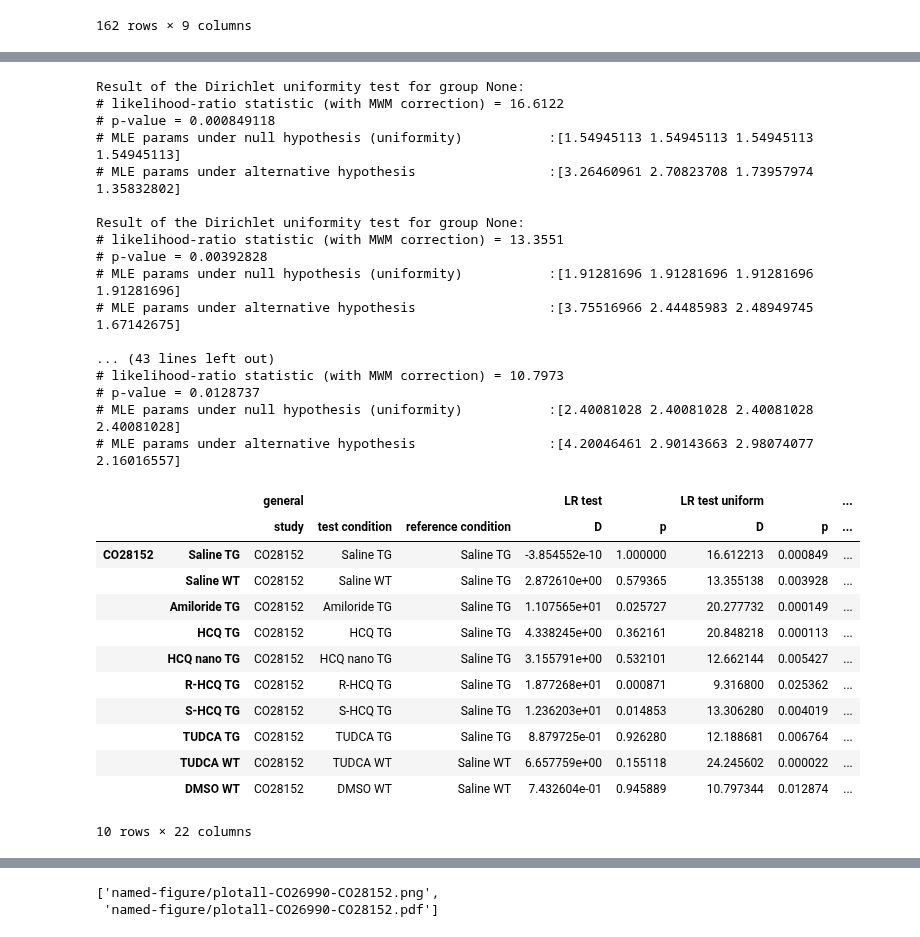
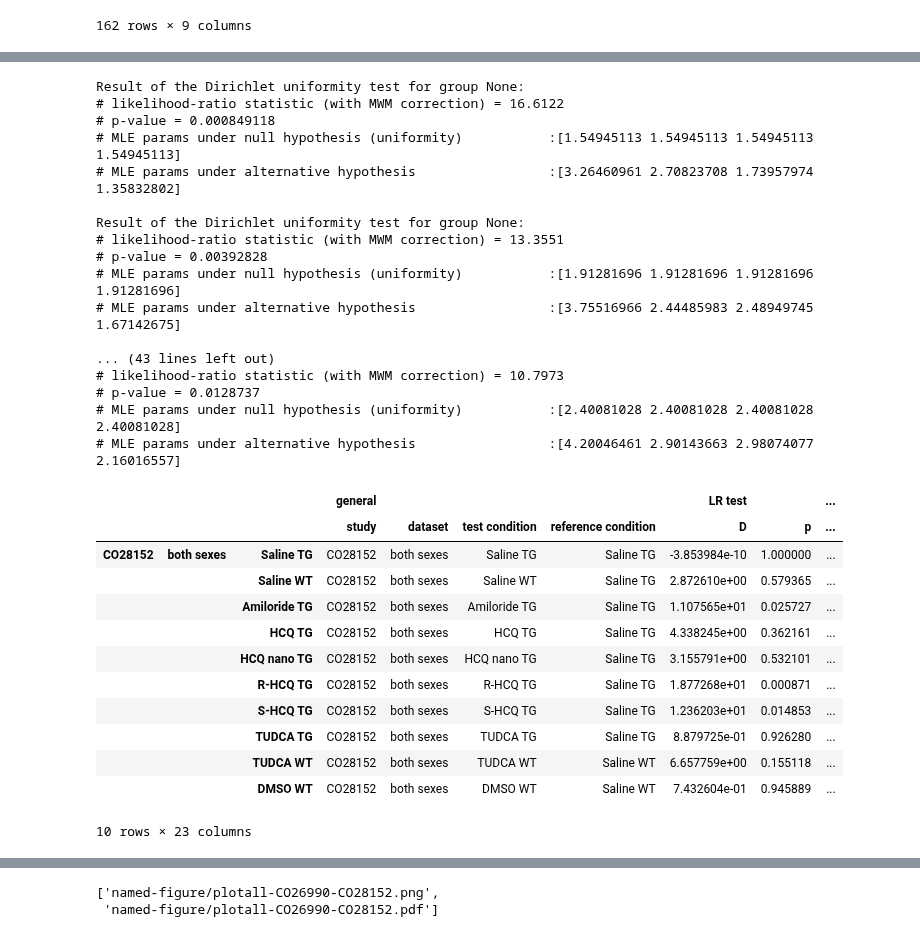
Before and after one commit to attilagk/CTNS-notebook, a Jupyter notebook: 2024-06-26-mwm-test-probe-CO28154/2024-06-26-mwm-test-probe-CO28154.ipynb, the cells around one changed output, grey strips where cells are left out. Drawn from its saved outputs; the diff is of its cells as text; code cells hidden in the pictures.

Commit message:
males only for MWM test probe

```diff
--- a/2024-06-26-mwm-test-probe-CO28154/2024-06-26-mwm-test-probe-CO28154.ipynb
+++ b/2024-06-26-mwm-test-probe-CO28154/2024-06-26-mwm-test-probe-CO28154.ipynb
@@ -116,3 +118,5 @@ data_CO28154
+# %%
+data_CO26990_m, data_CO28152_m, data_CO28154_m = [df.loc[df['Sex'] == 'm'] for df in [data_CO26990, data_CO28152, data_CO28154]]
 # %%
 def extract_data4dirichlet(condition, data=data_CO26990, pseudo_time=0.1):
     a = data.loc[data.Condition == condition, 'SE (%)':'SW (%)'].to_numpy()[:, [1, 2, 3, 0]]
@@ -139,14 +143,14 @@ if False:
 # %%
 #study_plotter(data_CO28154)
 # %%
-def test_same_distro_one(test_cond, ref_cond='Saline TG', data=data_CO26990, study='CO26990'):
+def test_same_distro_one(test_cond, ref_cond='Saline TG', data=data_CO26990, study='CO26990', dataset='both sexes'):
     test_data, ref_data = [extract_data4dirichlet(c, data) for c in [test_cond, ref_cond]]
     data_list = [test_data, ref_data, np.concatenate([test_data, ref_data], axis=0)]
     n_list = [d.shape[0] for d in data_list]
     res = dirichlet.test_same_distribution(test_data, ref_data)
     res_unif = dirichlet.test_uniform(test_data)
     #D, p, a_mixed, a_test, a_ref = res
-    columns = pd.MultiIndex.from_product([[study], [test_cond]])
+    columns = pd.MultiIndex.from_product([[study], [dataset], [test_cond]])
     df_LR = pd.DataFrame(np.array(res[:2]), index=pd.MultiIndex.from_product([['LR test'], ['D', 'p']]), columns=columns).transpose()
     df_LR_unif = pd.DataFrame(np.array(res_unif[:2]), index=pd.MultiIndex.from_product([['LR test uniform'], ['D', 'p']]), columns=columns).transpose()
     Z = zip([res[3], res[4], res[2]], [c + ' condition' for c in ['test', 'reference', 'mixed']], n_list)
@@ -162,11 +166,11 @@ def test_same_distro_one(test_cond, ref_cond='Saline TG', data=data_CO26990, stu
     return(df)
 
 
-def test_same_distro(comparisons, data=data_CO26990, study='CO26990'):
+def test_same_distro(comparisons, data=data_CO26990, study='CO26990', dataset='both sexes'):
     test_conditions, ref_conditions = [comparisons[:, i] for i in [0, 1]]
-    l = [test_same_distro_one(test_cond, ref_cond, data=data, study=study) for test_cond, ref_cond in zip(test_conditions, ref_conditions)]
+    l = [test_same_distro_one(test_cond, ref_cond, data=data, study=study, dataset=dataset) for test_cond, ref_cond in zip(test_conditions, ref_conditions)]
     results = pd.concat(l, axis=0)
-    Z = zip([study, test_conditions, ref_conditions], ['study', 'test condition', 'reference condition'])
+    Z = zip([study, dataset, test_conditions, ref_conditions], ['study', 'dataset', 'test condition', 'reference condition'])
     l = [pd.DataFrame(x, index=results.index, columns=pd.MultiIndex.from_product([['general'], [c]])) for x, c in Z]
     results = pd.concat(l + [results], axis=1)
     return(results)
@@ -180,7 +184,8 @@ comparisons_CO26990 = np.array([
     ['Amiloride TG', 'Saline TG'],
 ])
 
-results_CO26990 = test_same_distro(comparisons_CO26990, data=data_CO26990, study='CO26990')
+results_CO26990 = test_same_distro(comparisons_CO26990, data=data_CO26990, study='CO26990', dataset='both sexes')
+results_CO26990_m = test_same_distro(comparisons_CO26990, data=data_CO26990_m, study='CO26990', dataset='males only')
 results_CO26990
 # %% [output]
 Result of the Dirichlet uniformity test for group None:
@@ -213,47 +218,50 @@ comparisons_CO28152 = np.array([
     ['Amiloride TG', 'Saline TG'],
     ['HCQ TG', 'Saline TG'],
     ['HCQ nano TG', 'Saline TG'],
     ['R-HCQ TG', 'Saline TG'],
     ['S-HCQ TG', 'Saline TG'],
     ['TUDCA TG', 'Saline TG'],
     #['Saline WT', 'Saline WT'],
     ['TUDCA WT', 'Saline WT'],
     ['DMSO WT', 'Saline WT'],
 ])
 
-results_CO28152 = test_same_distro(comparisons_CO28152, data=data_CO28152, study='CO28152')
+results_CO28152 = test_same_distro(comparisons_CO28152, data=data_CO28152, study='CO28152', dataset='both sexes')
+if False:
+    # Fails to converge
+    results_CO28152_m = test_same_distro(comparisons_CO28152, data=data_CO28152_m, study='CO28152', dataset='males only')
 results_CO28152
 # %% [output]
 Result of the Dirichlet uniformity test for group None:
 # likelihood-ratio statistic (with MWM correction) = 16.6122
 # p-value = 0.000849118
 # MLE params under null hypothesis (uniformity)           :[1.54945113 1.54945113 1.54945113 1.54945113]
 # MLE params under alternative hypothesis                 :[3.26460961 2.70823708 1.73957974 1.35832802]
 
 Result of the Dirichlet uniformity test for group None:
 # likelihood-ratio statistic (with MWM correction) = 13.3551
 # p-value = 0.00392828
 # MLE params under null hypothesis (uniformity)           :[1.91281696 1.91281696 1.91281696 1.91281696]
 # MLE params under alternative hypothesis                 :[3.75516966 2.44485983 2.48949745 1.67142675]
 
 ... (43 lines left out)
 # likelihood-ratio statistic (with MWM correction) = 10.7973
 # p-value = 0.0128737
 # MLE params under null hypothesis (uniformity)           :[2.40081028 2.40081028 2.40081028 2.40081028]
 # MLE params under alternative hypothesis                 :[4.20046461 2.90143663 2.98074077 2.16016557]
-|  |  | general |  |  | LR test |  | LR test uniform |  | ... |
-|  |  | study | test condition | reference condition | D | p | D | p | ... |
-| CO28152 | Saline TG | CO28152 | Saline TG | Saline TG | -3.854552e-10 | 1.000000 | 16.612213 | 0.000849 | ... |
-|  | Saline WT | CO28152 | Saline WT | Saline TG | 2.872610e+00 | 0.579365 | 13.355138 | 0.003928 | ... |
-|  | Amiloride TG | CO28152 | Amiloride TG | Saline TG | 1.107565e+01 | 0.025727 | 20.277732 | 0.000149 | ... |
-|  | HCQ TG | CO28152 | HCQ TG | Saline TG | 4.338245e+00 | 0.362161 | 20.848218 | 0.000113 | ... |
-|  | HCQ nano TG | CO28152 | HCQ nano TG | Saline TG | 3.155791e+00 | 0.532101 | 12.662144 | 0.005427 | ... |
-|  | R-HCQ TG | CO28152 | R-HCQ TG | Saline TG | 1.877268e+01 | 0.000871 | 9.316800 | 0.025362 | ... |
-|  | S-HCQ TG | CO28152 | S-HCQ TG | Saline TG | 1.236203e+01 | 0.014853 | 13.306280 | 0.004019 | ... |
-|  | TUDCA TG | CO28152 | TUDCA TG | Saline TG | 8.879725e-01 | 0.926280 | 12.188681 | 0.006764 | ... |
-|  | TUDCA WT | CO28152 | TUDCA WT | Saline WT | 6.657759e+00 | 0.155118 | 24.245602 | 0.000022 | ... |
-|  | DMSO WT | CO28152 | DMSO WT | Saline WT | 7.432604e-01 | 0.945889 | 10.797344 | 0.012874 | ... |
+|  |  |  | general |  |  |  | LR test |  | ... |
+|  |  |  | study | dataset | test condition | reference condition | D | p | ... |
+| CO28152 | both sexes | Saline TG | CO28152 | both sexes | Saline TG | Saline TG | -3.853984e-10 | 1.000000 | ... |
+|  |  | Saline WT | CO28152 | both sexes | Saline WT | Saline TG | 2.872610e+00 | 0.579365 | ... |
+|  |  | Amiloride TG | CO28152 | both sexes | Amiloride TG | Saline TG | 1.107565e+01 | 0.025727 | ... |
+|  |  | HCQ TG | CO28152 | both sexes | HCQ TG | Saline TG | 4.338245e+00 | 0.362161 | ... |
+|  |  | HCQ nano TG | CO28152 | both sexes | HCQ nano TG | Saline TG | 3.155791e+00 | 0.532101 | ... |
+|  |  | R-HCQ TG | CO28152 | both sexes | R-HCQ TG | Saline TG | 1.877268e+01 | 0.000871 | ... |
+|  |  | S-HCQ TG | CO28152 | both sexes | S-HCQ TG | Saline TG | 1.236203e+01 | 0.014853 | ... |
+|  |  | TUDCA TG | CO28152 | both sexes | TUDCA TG | Saline TG | 8.879725e-01 | 0.926280 | ... |
+|  |  | TUDCA WT | CO28152 | both sexes | TUDCA WT | Saline WT | 6.657759e+00 | 0.155118 | ... |
+|  |  | DMSO WT | CO28152 | both sexes | DMSO WT | Saline WT | 7.432604e-01 | 0.945889 | ... |
-10 rows × 22 columns
+10 rows × 23 columns
 # %%
 comparisons_CO28154 = np.array([
     ['Saline TG', 'Saline TG'],
```
Also changed, not shown: parts of 14 cells of this notebook.
